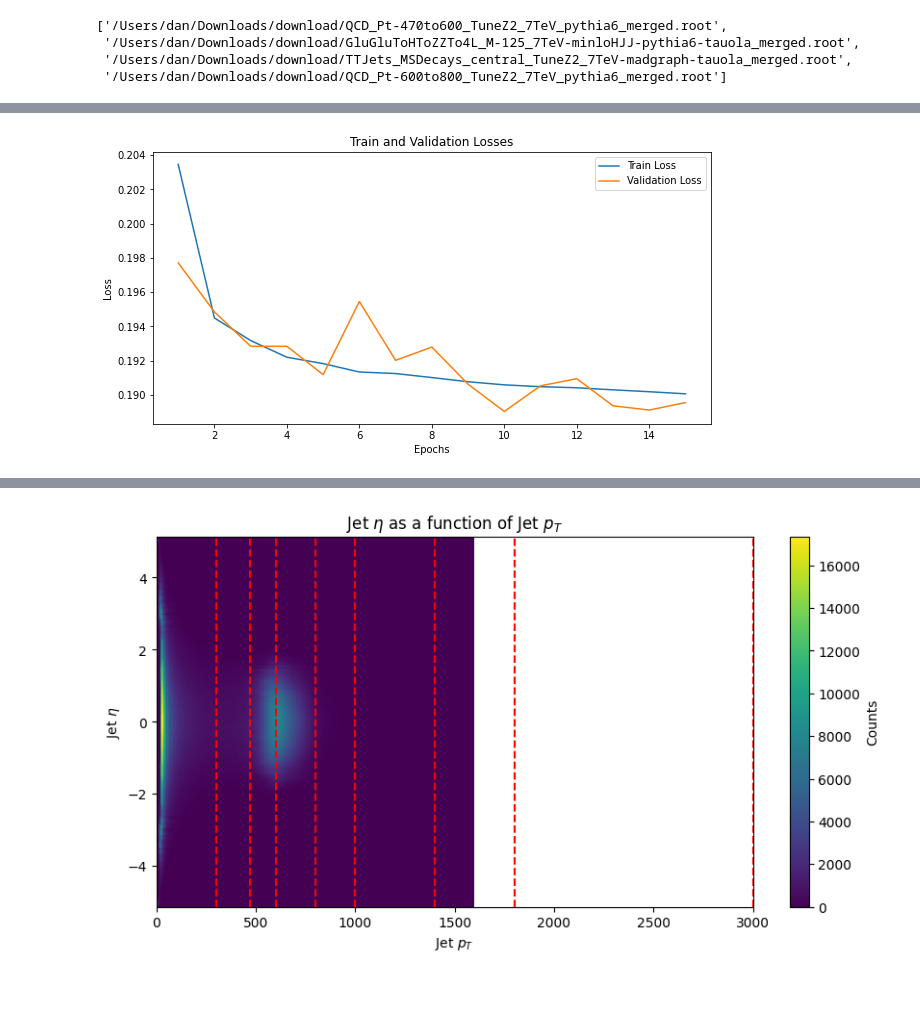
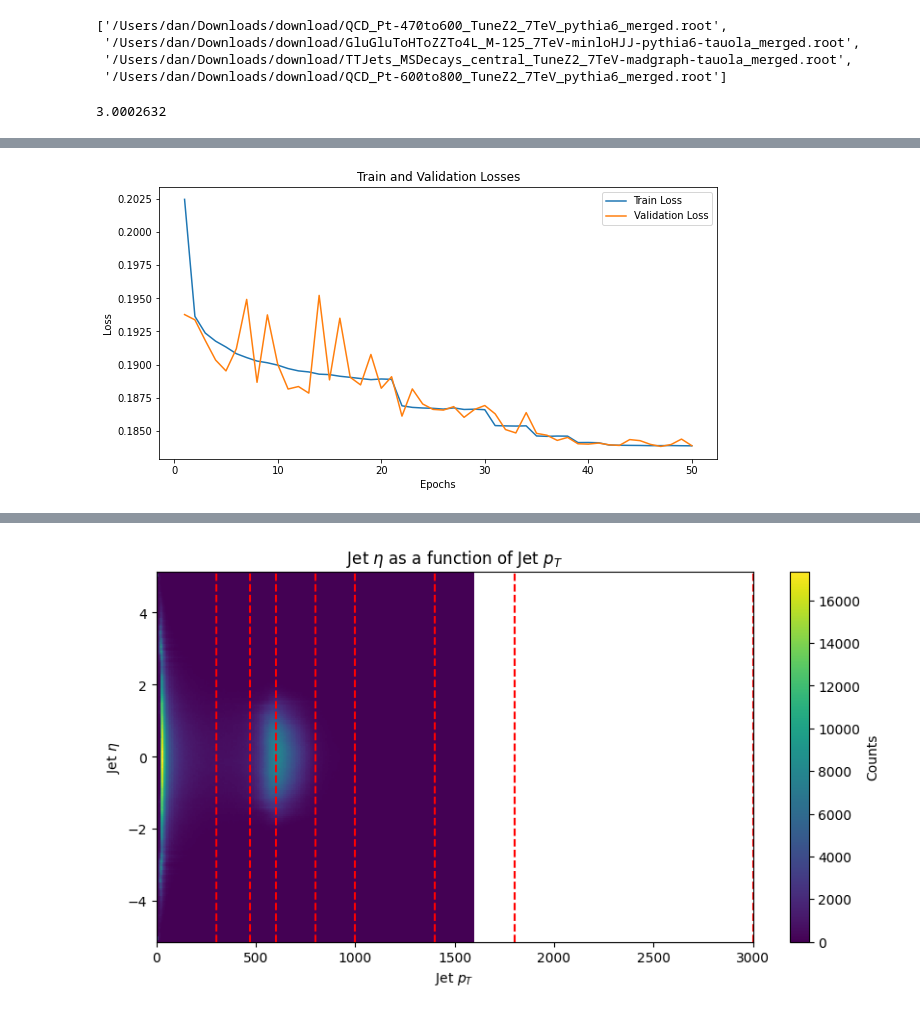
Before and after one commit to DanGodi/ExpPro, a Jupyter notebook: Notebooks/jecs_different_data.ipynb, the cells around one changed output, grey strips where cells are left out. Cells and saved outputs as stored; diff of their text form; code cells hidden in the pictures.

Commit message:
trained model with the two requested files

```diff
--- a/Notebooks/jecs_different_data.ipynb
+++ b/Notebooks/jecs_different_data.ipynb
@@ -50,6 +50,10 @@ for current_pts2, current_etas2, current_area2, current_npvs2, current_jecs2 in
     jecs2 = np.concatenate((jecs2, np.array(current_jecs2, dtype=np.float32)))
 
 # Now pts2, etas2, etc., are NumPy arrays with reduced memory overhead.
+# %%
+pts2.min()
+# %% [output]
+3.0002632
 # %%
 importlib.reload(dataset)
 from dataset import JetEnergyCorrectionDataset
@@ -61,5 +65,5 @@ from j_model import ShallowMLP
 j_model = ShallowMLP()
 j_model.to(device)
 
-train.train(j_model, jec_dataset,num_epochs=15)
+train.train(j_model, jec_dataset,num_epochs=50)
 # %% [output]
@@ -83,4 +87,4 @@ Epoch 15/15, Train Loss: 0.190056710, Validation Loss: 0.189545549
-[figure, old version]
+[figure, new version]
 # %%
 import importlib
 import eval
```
Also changed, not shown: parts of 10 cells of this notebook, 2 other files.
